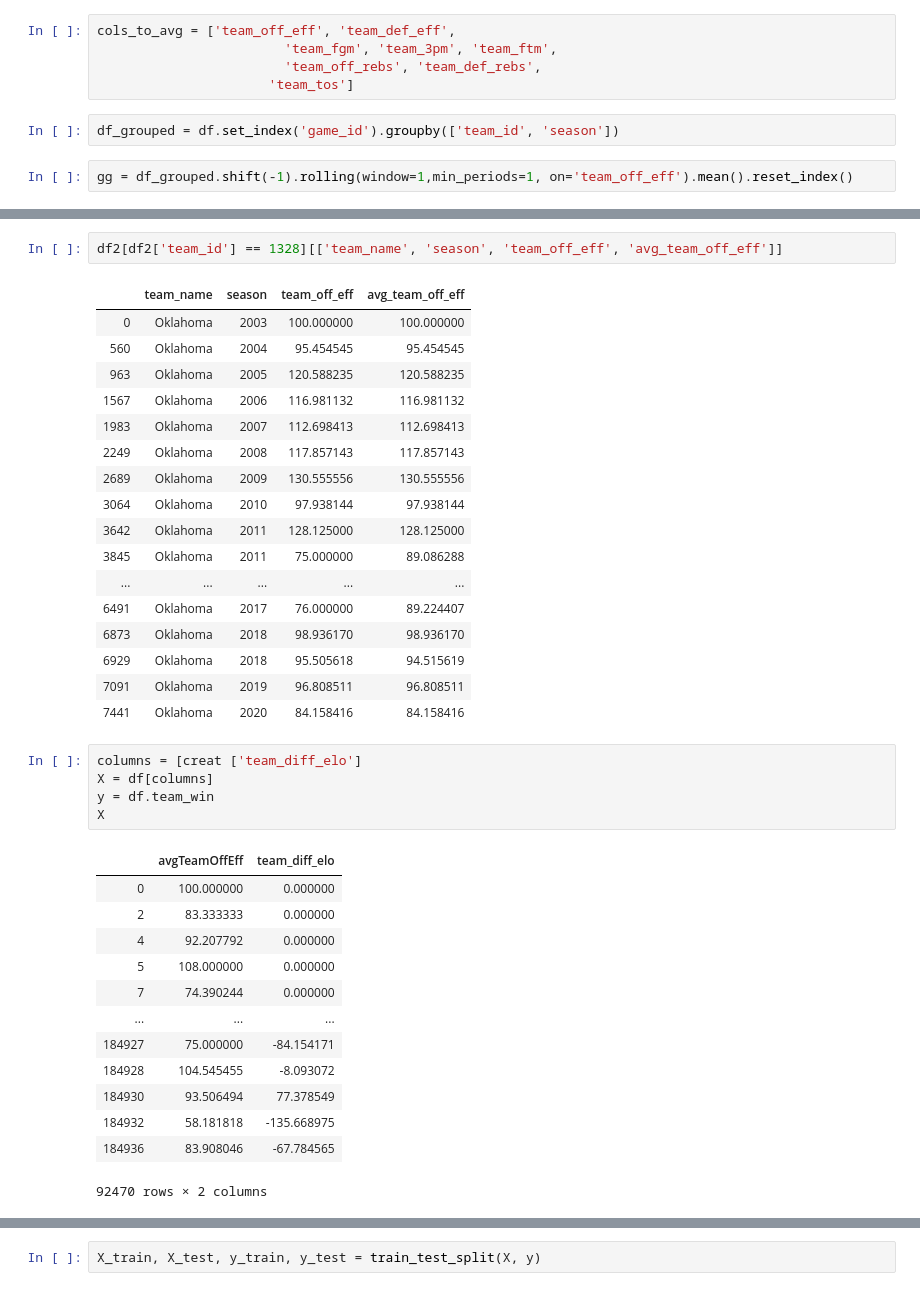
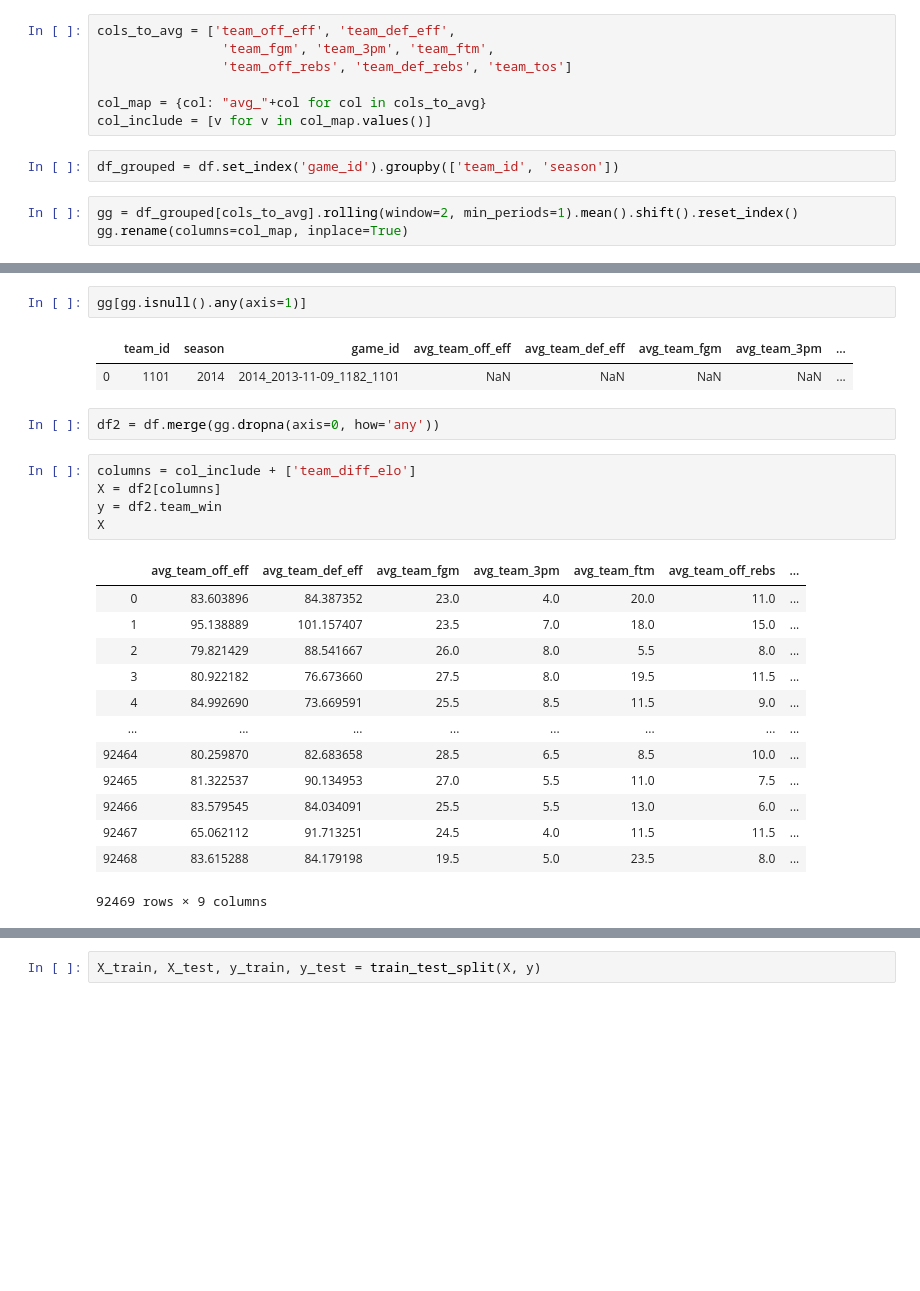
Before and after one commit to crunker99/MarchMadness2020, a Jupyter notebook: Model.ipynb, the cells around one changed output, grey strips where cells are left out. Cells and saved outputs as stored; diff of their text form; blank space fills up the shorter version.

```diff
--- a/Model.ipynb
+++ b/Model.ipynb
@@ -66,10 +73,13 @@ def rolling_avg_per_season(df, df_grouped, col: str):
     return df.merge(gg.rename(columns={col: "avg_"+col}))
 # %%
 cols_to_avg = ['team_off_eff', 'team_def_eff',
-                        'team_fgm', 'team_3pm', 'team_ftm',
-                        'team_off_rebs', 'team_def_rebs',
-                      'team_tos']
+                'team_fgm', 'team_3pm', 'team_ftm',
+                'team_off_rebs', 'team_def_rebs', 'team_tos']
+
+col_map = {col: "avg_"+col for col in cols_to_avg}
+col_include = [v for v in col_map.values()]
 # %%
 df_grouped = df.set_index('game_id').groupby(['team_id', 'season'])
 # %%
-gg = df_grouped.shift(-1).rolling(window=1,min_periods=1, on='team_off_eff').mean().reset_index()
+gg = df_grouped[cols_to_avg].rolling(window=2, min_periods=1).mean().shift().reset_index()
+gg.rename(columns=col_map, inplace=True)
@@ -153,42 +86,29 @@ oe[oe.team_id == 1328][['season', 'team_off_eff']]
-# %%
-df2[df2['team_id'] == 1328][['team_name', 'season', 'team_off_eff', 'avg_team_off_eff']]
-# %% [output]
-|  | team_name | season | team_off_eff | avg_team_off_eff |
-| 0 | Oklahoma | 2003 | 100.000000 | 100.000000 |
-| 560 | Oklahoma | 2004 | 95.454545 | 95.454545 |
-| 963 | Oklahoma | 2005 | 120.588235 | 120.588235 |
-| 1567 | Oklahoma | 2006 | 116.981132 | 116.981132 |
-| 1983 | Oklahoma | 2007 | 112.698413 | 112.698413 |
-| 2249 | Oklahoma | 2008 | 117.857143 | 117.857143 |
-| 2689 | Oklahoma | 2009 | 130.555556 | 130.555556 |
-| 3064 | Oklahoma | 2010 | 97.938144 | 97.938144 |
-| 3642 | Oklahoma | 2011 | 128.125000 | 128.125000 |
-| 3845 | Oklahoma | 2011 | 75.000000 | 89.086288 |
-| ... | ... | ... | ... | ... |
-| 6491 | Oklahoma | 2017 | 76.000000 | 89.224407 |
-| 6873 | Oklahoma | 2018 | 98.936170 | 98.936170 |
-| 6929 | Oklahoma | 2018 | 95.505618 | 94.515619 |
-| 7091 | Oklahoma | 2019 | 96.808511 | 96.808511 |
-| 7441 | Oklahoma | 2020 | 84.158416 | 84.158416 |
+# %%
+gg[gg.isnull().any(axis=1)]
+# %% [output]
+|  | team_id | season | game_id | avg_team_off_eff | avg_team_def_eff | avg_team_fgm | avg_team_3pm | ... |
+| 0 | 1101 | 2014 | 2014_2013-11-09_1182_1101 | NaN | NaN | NaN | NaN | ... |
+# %%
+df2 = df.merge(gg.dropna(axis=0, how='any'))
 # %%
-columns = [creat ['team_diff_elo']
-X = df[columns]
-y = df.team_win
+columns = col_include + ['team_diff_elo']
+X = df2[columns]
+y = df2.team_win
 X
 # %% [output]
-|  | avgTeamOffEff | team_diff_elo |
-| 0 | 100.000000 | 0.000000 |
-| 2 | 83.333333 | 0.000000 |
-| 4 | 92.207792 | 0.000000 |
-| 5 | 108.000000 | 0.000000 |
-| 7 | 74.390244 | 0.000000 |
-| ... | ... | ... |
-| 184927 | 75.000000 | -84.154171 |
-| 184928 | 104.545455 | -8.093072 |
-| 184930 | 93.506494 | 77.378549 |
-| 184932 | 58.181818 | -135.668975 |
-| 184936 | 83.908046 | -67.784565 |
+|  | avg_team_off_eff | avg_team_def_eff | avg_team_fgm | avg_team_3pm | avg_team_ftm | avg_team_off_rebs | ... |
+| 0 | 83.603896 | 84.387352 | 23.0 | 4.0 | 20.0 | 11.0 | ... |
+| 1 | 95.138889 | 101.157407 | 23.5 | 7.0 | 18.0 | 15.0 | ... |
+| 2 | 79.821429 | 88.541667 | 26.0 | 8.0 | 5.5 | 8.0 | ... |
+| 3 | 80.922182 | 76.673660 | 27.5 | 8.0 | 19.5 | 11.5 | ... |
+| 4 | 84.992690 | 73.669591 | 25.5 | 8.5 | 11.5 | 9.0 | ... |
+| ... | ... | ... | ... | ... | ... | ... | ... |
+| 92464 | 80.259870 | 82.683658 | 28.5 | 6.5 | 8.5 | 10.0 | ... |
+| 92465 | 81.322537 | 90.134953 | 27.0 | 5.5 | 11.0 | 7.5 | ... |
+| 92466 | 83.579545 | 84.034091 | 25.5 | 5.5 | 13.0 | 6.0 | ... |
+| 92467 | 65.062112 | 91.713251 | 24.5 | 4.0 | 11.5 | 11.5 | ... |
+| 92468 | 83.615288 | 84.179198 | 19.5 | 5.0 | 23.5 | 8.0 | ... |
-92470 rows × 2 columns
+92469 rows × 9 columns
 # %%
 X.describe()
 # %% [output]
```
Also changed, not shown: parts of 36 cells of this notebook.
